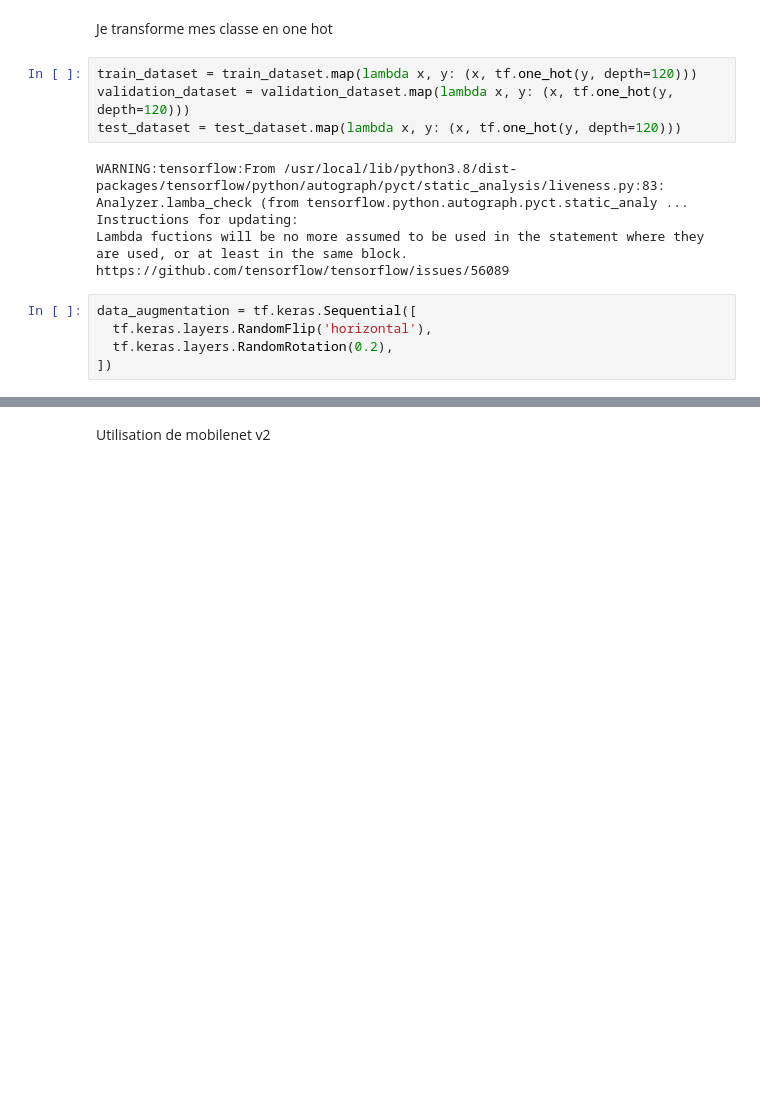
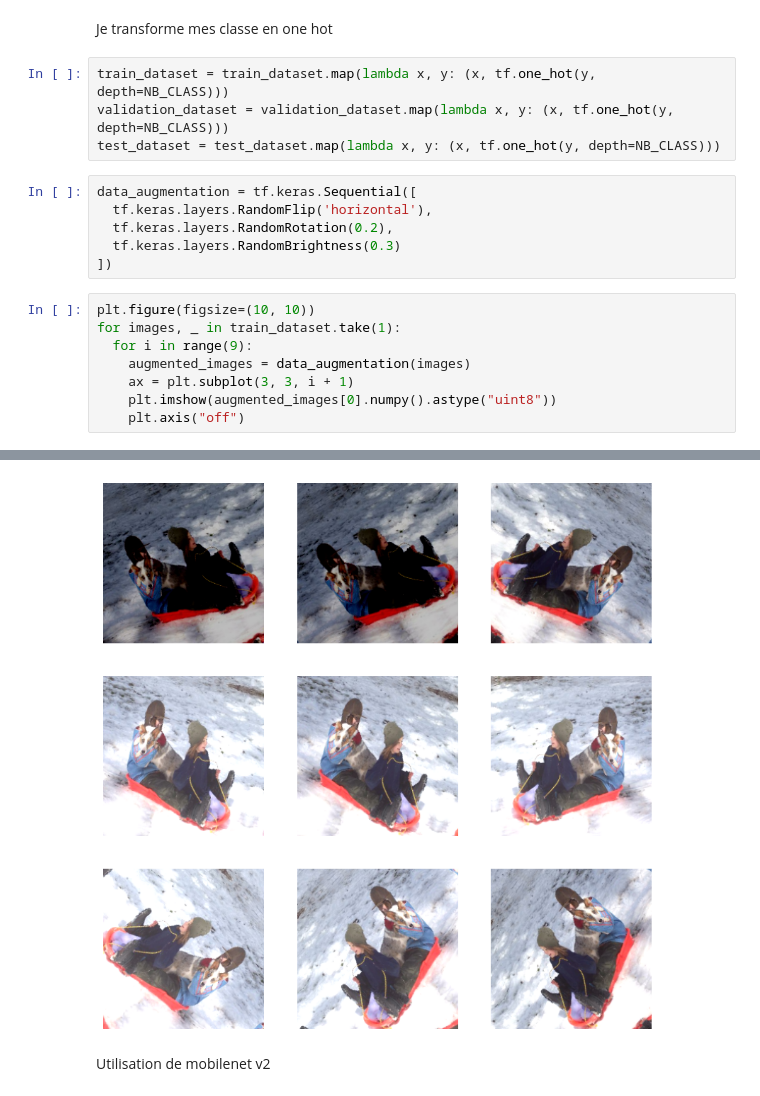
Before and after one commit to WGorag/rcp209_reconnaissance_chien, a Jupyter notebook: transfert_learning.ipynb, the cells around one changed output, grey strips where cells are left out. Saved outputs shown, nothing was run; the diff lists cells and outputs as text; blank space fills up the shorter version.

```diff
--- a/transfert_learning.ipynb
+++ b/transfert_learning.ipynb
@@ -106,15 +106,21 @@ test_dataset = test_dataset.prefetch(buffer_size=AUTOTUNE)
 # %% [markdown]
 Je transforme mes classe en one hot
 # %%
-train_dataset = train_dataset.map(lambda x, y: (x, tf.one_hot(y, depth=120)))
-validation_dataset = validation_dataset.map(lambda x, y: (x, tf.one_hot(y, depth=120)))
-test_dataset = test_dataset.map(lambda x, y: (x, tf.one_hot(y, depth=120)))
+train_dataset = train_dataset.map(lambda x, y: (x, tf.one_hot(y, depth=NB_CLASS)))
+validation_dataset = validation_dataset.map(lambda x, y: (x, tf.one_hot(y, depth=NB_CLASS)))
+test_dataset = test_dataset.map(lambda x, y: (x, tf.one_hot(y, depth=NB_CLASS)))
-# %% [output]
-WARNING:tensorflow:From /usr/local/lib/python3.8/dist-packages/tensorflow/python/autograph/pyct/static_analysis/liveness.py:83: Analyzer.lamba_check (from tensorflow.python.autograph.pyct.static_analy ...
-Instructions for updating:
-Lambda fuctions will be no more assumed to be used in the statement where they are used, or at least in the same block. https://github.com/tensorflow/tensorflow/issues/56089
 # %%
 data_augmentation = tf.keras.Sequential([
   tf.keras.layers.RandomFlip('horizontal'),
   tf.keras.layers.RandomRotation(0.2),
+  tf.keras.layers.RandomBrightness(0.3)
 ])
+# %%
+plt.figure(figsize=(10, 10))
+for images, _ in train_dataset.take(1):
+  for i in range(9):
+    augmented_images = data_augmentation(images)
+    ax = plt.subplot(3, 3, i + 1)
+    plt.imshow(augmented_images[0].numpy().astype("uint8"))
+    plt.axis("off")
+# %% [output]
@@ -121,3 +144,4 @@ data_augmentation = tf.keras.Sequential([
+[figure, added]
 # %% [markdown]
 Utilisation de mobilenet v2
 # %%
```
Also changed, not shown: parts of 12 cells of this notebook, 5 other files.
